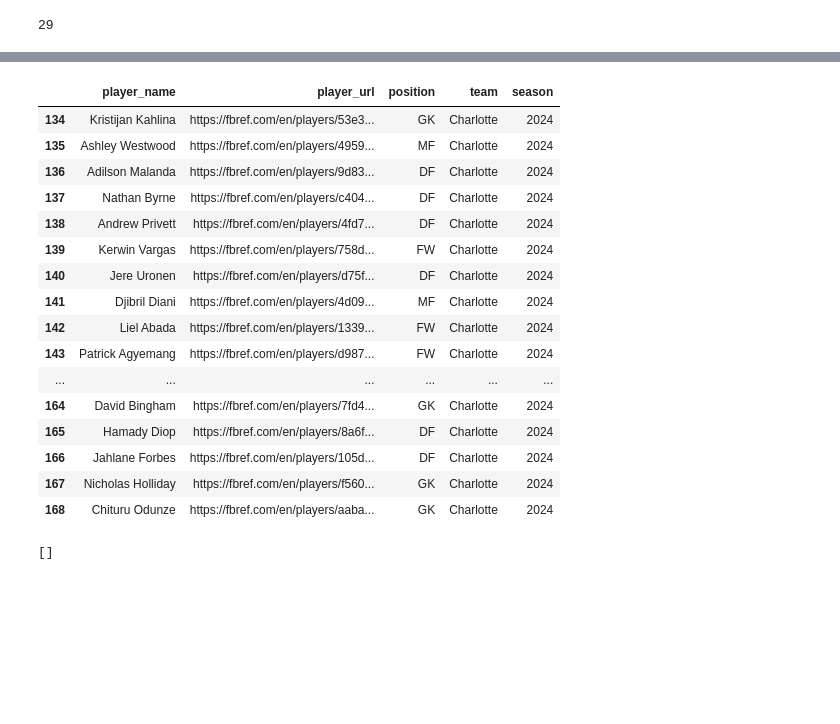
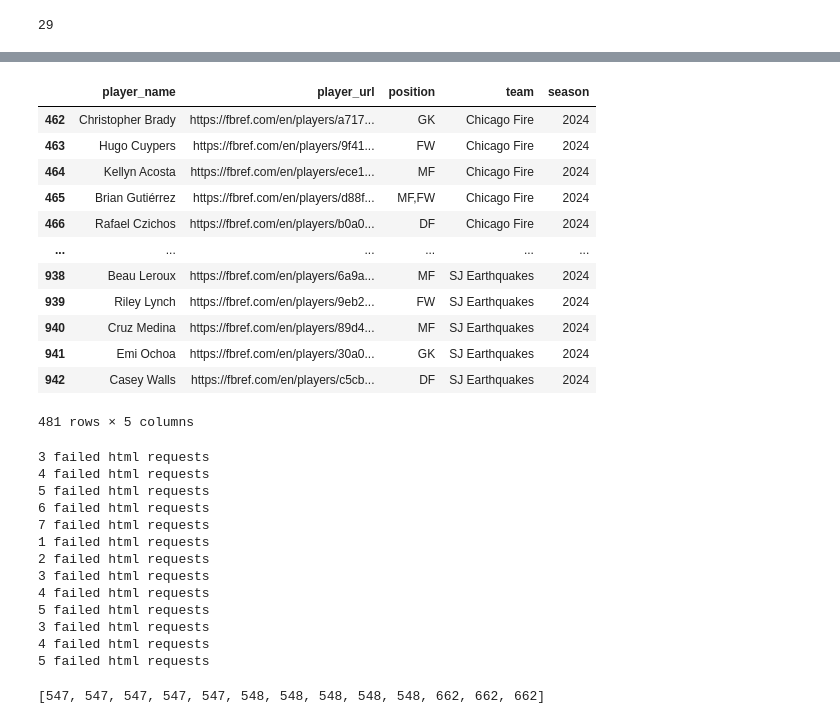
Before and after one commit to cmluna2913/FutbolMatchPrediction, a Jupyter notebook: notebooks/data_extraction.ipynb, the cells around one changed output, grey strips where cells are left out. Drawn from its saved outputs; the diff is of its cells as text; code cells hidden in the pictures; blank space fills up the shorter version.

Commit message:
2024 initial html extraction done

```diff
--- a/notebooks/data_extraction.ipynb
+++ b/notebooks/data_extraction.ipynb
@@ -186,34 +188,44 @@ for team in all_teams_df['team']:
 # %%
 # edit these lines to adjust how many you're running at a time
 # I have been running a couple teams at a time by adjusting the iloc
-current_teams = list(all_teams_df['team'].iloc[4:5])
+current_teams = list(all_teams_df['team'].iloc[14:])
 filter = all_players_df.apply(lambda x: True if x['team'] in current_teams else False, axis=1)
 current_players = all_players_df[filter]
 current_players
 # %% [output]
 |  | player_name | player_url | position | team | season |
-| 134 | Kristijan Kahlina | https://fbref.com/en/players/53e3... | GK | Charlotte | 2024 |
-| 135 | Ashley Westwood | https://fbref.com/en/players/4959... | MF | Charlotte | 2024 |
-| 136 | Adilson Malanda | https://fbref.com/en/players/9d83... | DF | Charlotte | 2024 |
-| 137 | Nathan Byrne | https://fbref.com/en/players/c404... | DF | Charlotte | 2024 |
-| 138 | Andrew Privett | https://fbref.com/en/players/4fd7... | DF | Charlotte | 2024 |
-| 139 | Kerwin Vargas | https://fbref.com/en/players/758d... | FW | Charlotte | 2024 |
-| 140 | Jere Uronen | https://fbref.com/en/players/d75f... | DF | Charlotte | 2024 |
-| 141 | Djibril Diani | https://fbref.com/en/players/4d09... | MF | Charlotte | 2024 |
-| 142 | Liel Abada | https://fbref.com/en/players/1339... | FW | Charlotte | 2024 |
-| 143 | Patrick Agyemang | https://fbref.com/en/players/d987... | FW | Charlotte | 2024 |
+| 462 | Christopher Brady | https://fbref.com/en/players/a717... | GK | Chicago Fire | 2024 |
+| 463 | Hugo Cuypers | https://fbref.com/en/players/9f41... | FW | Chicago Fire | 2024 |
+| 464 | Kellyn Acosta | https://fbref.com/en/players/ece1... | MF | Chicago Fire | 2024 |
+| 465 | Brian Gutiérrez | https://fbref.com/en/players/d88f... | MF,FW | Chicago Fire | 2024 |
+| 466 | Rafael Czichos | https://fbref.com/en/players/b0a0... | DF | Chicago Fire | 2024 |
 | ... | ... | ... | ... | ... | ... |
-| 164 | David Bingham | https://fbref.com/en/players/7fd4... | GK | Charlotte | 2024 |
-| 165 | Hamady Diop | https://fbref.com/en/players/8a6f... | DF | Charlotte | 2024 |
-| 166 | Jahlane Forbes | https://fbref.com/en/players/105d... | DF | Charlotte | 2024 |
-| 167 | Nicholas Holliday | https://fbref.com/en/players/f560... | GK | Charlotte | 2024 |
-| 168 | Chituru Odunze | https://fbref.com/en/players/aaba... | GK | Charlotte | 2024 |
+| 938 | Beau Leroux | https://fbref.com/en/players/6a9a... | MF | SJ Earthquakes | 2024 |
+| 939 | Riley Lynch | https://fbref.com/en/players/9eb2... | FW | SJ Earthquakes | 2024 |
+| 940 | Cruz Medina | https://fbref.com/en/players/89d4... | MF | SJ Earthquakes | 2024 |
+| 941 | Emi Ochoa | https://fbref.com/en/players/30a0... | GK | SJ Earthquakes | 2024 |
+| 942 | Casey Walls | https://fbref.com/en/players/c5cb... | DF | SJ Earthquakes | 2024 |
+481 rows × 5 columns
 # %%
 failed_indicis, failed_links = de.save_player_htmls(current_players, year)
+# %% [output]
+3 failed html requests
+4 failed html requests
+5 failed html requests
+6 failed html requests
+7 failed html requests
+1 failed html requests
+2 failed html requests
+3 failed html requests
+4 failed html requests
+5 failed html requests
+3 failed html requests
+4 failed html requests
+5 failed html requests
 # %%
 failed_indicis
 # %% [output]
-[]
+[547, 547, 547, 547, 547, 548, 548, 548, 548, 548, 662, 662, 662]
 # %%
 failed_links
 # %% [output]
```
Also changed, not shown: parts of 13 cells of this notebook.
